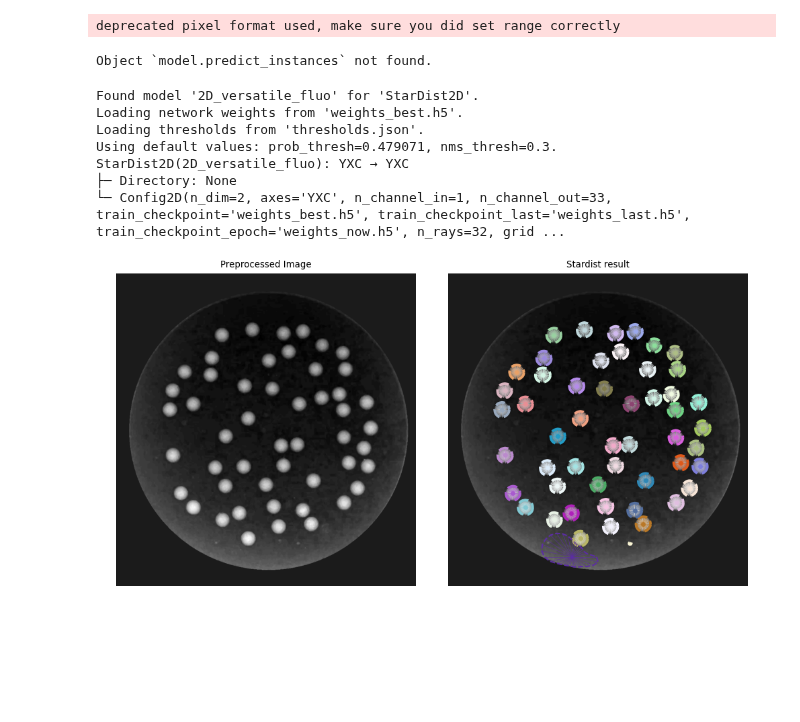
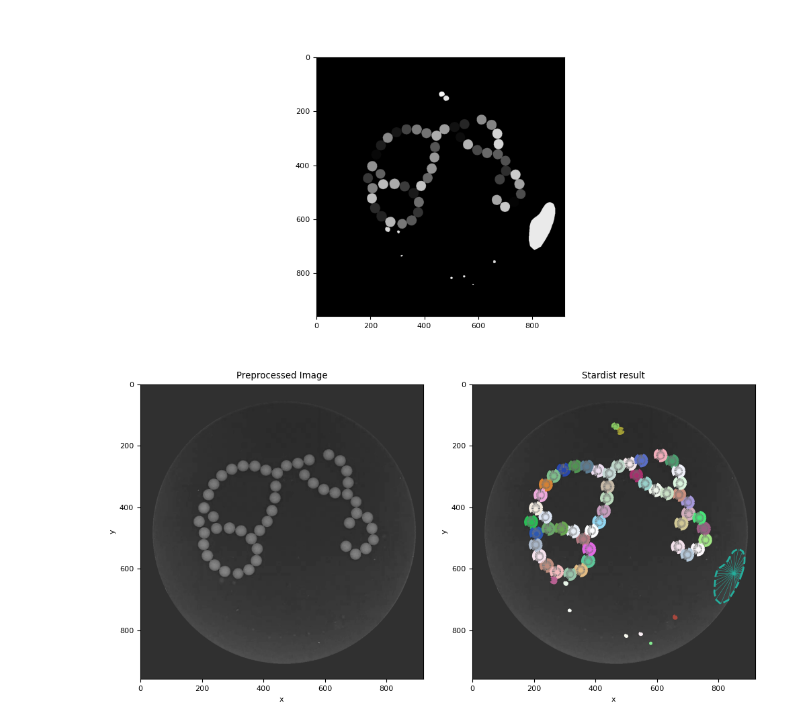
Before and after one commit to skandiz/MasterThesis, a Jupyter notebook: tracking/stardist_trial.ipynb, the cells around one changed output. Saved outputs shown, nothing was run; the diff lists cells and outputs as text; code cells hidden in the pictures; blank space fills up the shorter version.

Commit message:
stardist tracking update

```diff
--- a/tracking/stardist_trial.ipynb
+++ b/tracking/stardist_trial.ipynb
@@ -71,49 +73,55 @@ def preprocessing(image, x1, y1, x2, y2):
     npImage = cv2.cvtColor(npImage, cv2.COLOR_BGR2GRAY)*npAlpha
     ind = np.where(npImage == 0)
     npImage[ind] = npImage[200, 200]
-    npImage = cv2.medianBlur(npImage, 5)
-    npImage = normalize(npImage)
+    kernel = np.array([[0, -1, 0],
+                   [-1, 5,-1],
+                   [0, -1, 0]])
+    # sharpen image https://en.wikipedia.org/wiki/Kernel_(image_processing)
+    image_sharp = cv2.filter2D(src=npImage, ddepth=-1, kernel=kernel)
+    #npImage = cv2.medianBlur(npImage, 5)
+    #npImage = normalize(npImage)
     return npImage
 # %%
 data = preprocessing(pims.open('./data/movie.mp4'), 40, 55, 895, 910)
+fig, ax = plt.subplots(1, 1, figsize=(10, 4))
+ax.imshow(data[0], cmap='gray')
+plt.show()
-# %% [output]
-deprecated pixel format used, make sure you did set range correctly
-# %%
-model.predict_instances?
-# %% [output]
-Object `model.predict_instances` not found.
+# %%
+if 0:
+    preprocessed_data = np.zeros((30000, data[0].shape[0], data[0].shape[1]), dtype=data[0].dtype)
+    for i in tqdm(range(30000)):
+        preprocessed_data[i] = data[i]
+    #np.savez_compressed('./data/preprocessed_data.npz', data=preprocessed_data) # --> 15 min
+else:
+    preprocessed_data = np.load('./data/preprocessed_data_noblur.npz')['data'] # --> 3 min
+# %%
+path ='./stardist_res/noblur/'
 # %%
-# initialize model with versatile fluorescence pretrained weights
-model = StarDist2D.from_pretrained('2D_versatile_fluo')
-print(model)
+## TEST
+frame = -1
+img = preprocessed_data[frame]
+labels_test, dict_test = model.predict_instances(normalize(img), predict_kwargs = {'verbose':False})
 
-## TEST
-frame = 0
-img = data[frame]
-labels_test, dict_test = model.predict_instances(img, predict_kwargs = {'verbose':False})
+fig, ax = plt.subplots(1, 1, figsize = (10, 5))
+ax.imshow(labels_test)
+plt.show()
 
 plt.figure(figsize = (10, 5))
 coord, points, prob = dict_test['coord'], dict_test['points'], dict_test['prob']
 ax = plt.subplot(121)
-ax.imshow(img, cmap='gray'); plt.axis('off')
+ax.imshow(img, cmap='gray'); #plt.axis('off')
 ax.set(title = 'Preprocessed Image', xlabel='x', ylabel='y')
 ax1 = plt.subplot(122, sharex=ax, sharey=ax)
-ax1.imshow(img, cmap='gray'); plt.axis('off')
+ax1.imshow(img, cmap='gray'); #plt.axis('off')
 _draw_polygons(coord, points, prob, show_dist=True)
 ax1.set(title = 'Stardist result', xlabel='x', ylabel='y')
 #ax.set(xlim=(200, 600), ylim=(200, 600))
 plt.tight_layout()
-plt.savefig('./data/stardist_test.png', bbox_inches='tight')
+plt.savefig(path + 'stardist_test.png', bbox_inches='tight')
 plt.show()
 # %% [output]
-Found model '2D_versatile_fluo' for 'StarDist2D'.
-Loading network weights from 'weights_best.h5'.
-Loading thresholds from 'thresholds.json'.
-Using default values: prob_thresh=0.479071, nms_thresh=0.3.
-StarDist2D(2D_versatile_fluo): YXC → YXC
-├─ Directory: None
-└─ Config2D(n_dim=2, axes='YXC', n_channel_in=1, n_channel_out=33, train_checkpoint='weights_best.h5', train_checkpoint_last='weights_last.h5', train_checkpoint_epoch='weights_now.h5', n_rays=32, grid ...
-[figure, old version]
+[figure, new version]
+[figure, added]
 # %%
 run = False
 if run:
```
Also changed, not shown: parts of 25 cells of this notebook, 3 other files.
